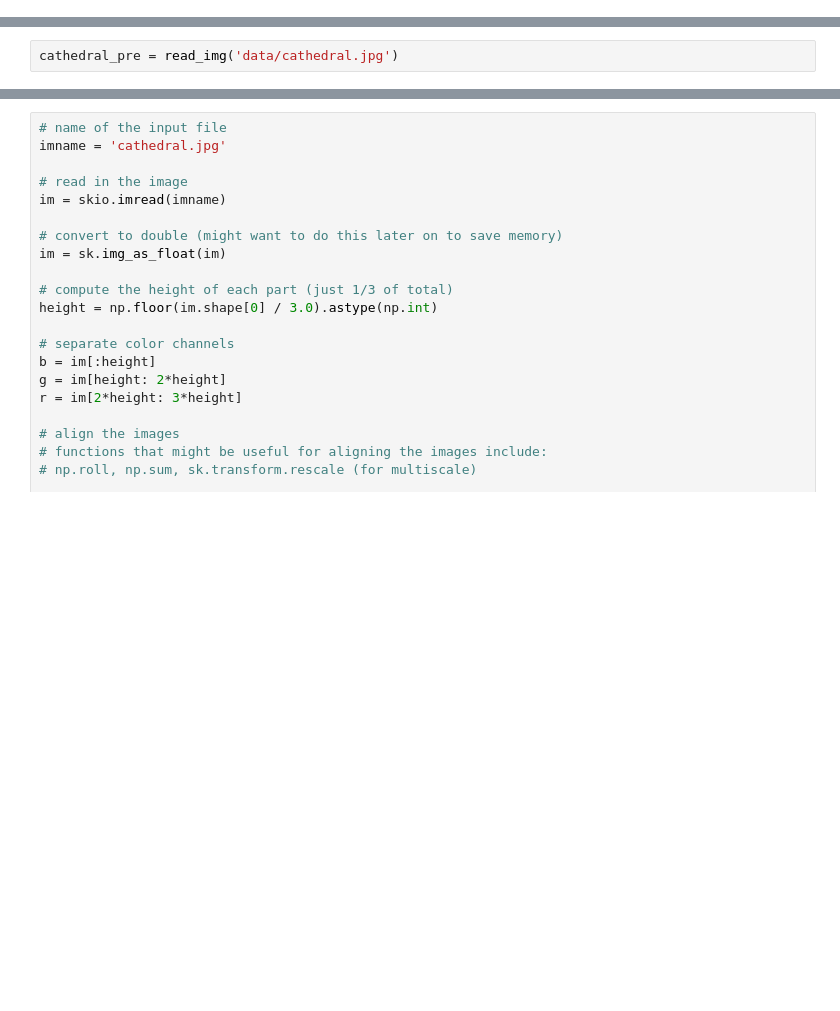
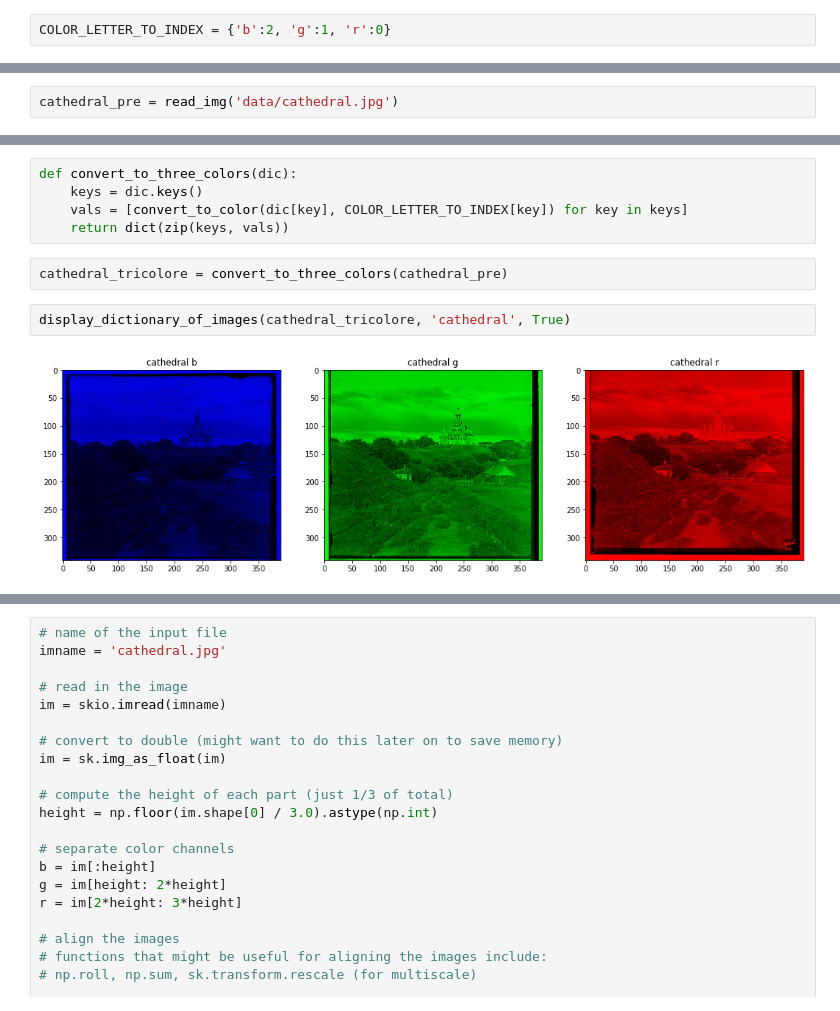
Before and after one commit to rifftu/cs194_projects, a Jupyter notebook: proj1/main.ipynb, the cells around one changed output, grey strips where cells are left out. Saved outputs shown, nothing was run; the diff lists cells and outputs as text; blank space fills up the shorter version.

```diff
--- a/proj1/main.ipynb
+++ b/proj1/main.ipynb
@@ -5,3 +11,5 @@ import skimage.io as skio
+# %%
+COLOR_LETTER_TO_INDEX = {'b':2, 'g':1, 'r':0}
 # %%
 def read_img(name):
     # read in the image
@@ -25,0 +76,11 @@ cathedral_pre = read_img('data/cathedral.jpg')
+# %%
+def convert_to_three_colors(dic):
+    keys = dic.keys()
+    vals = [convert_to_color(dic[key], COLOR_LETTER_TO_INDEX[key]) for key in keys]
+    return dict(zip(keys, vals))
+# %%
+cathedral_tricolore = convert_to_three_colors(cathedral_pre)
+# %%
+display_dictionary_of_images(cathedral_tricolore, 'cathedral', True)
+# %% [output]
+[figure, added]
```
Also changed, not shown: parts of 12 cells of this notebook, 1 other file.
